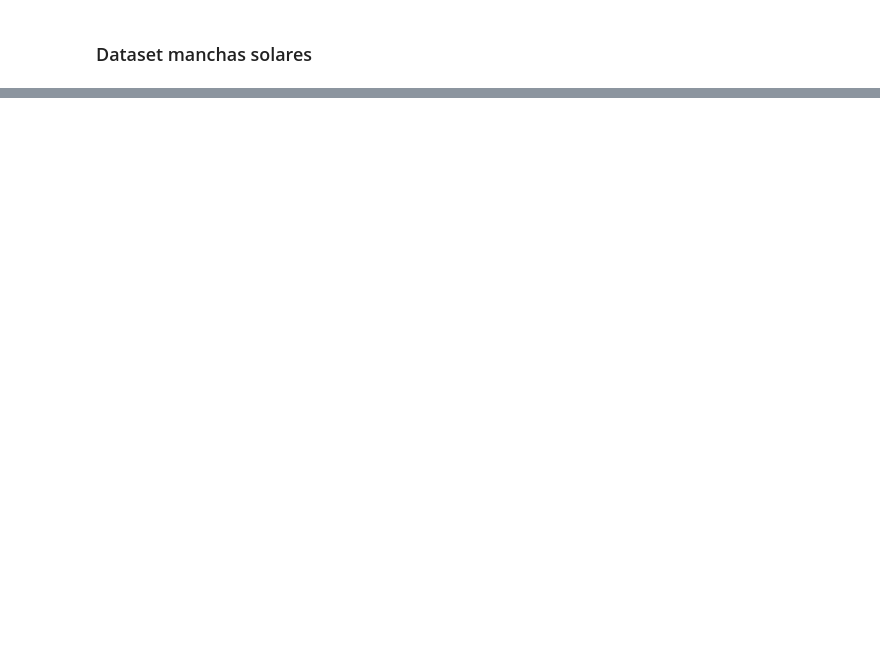
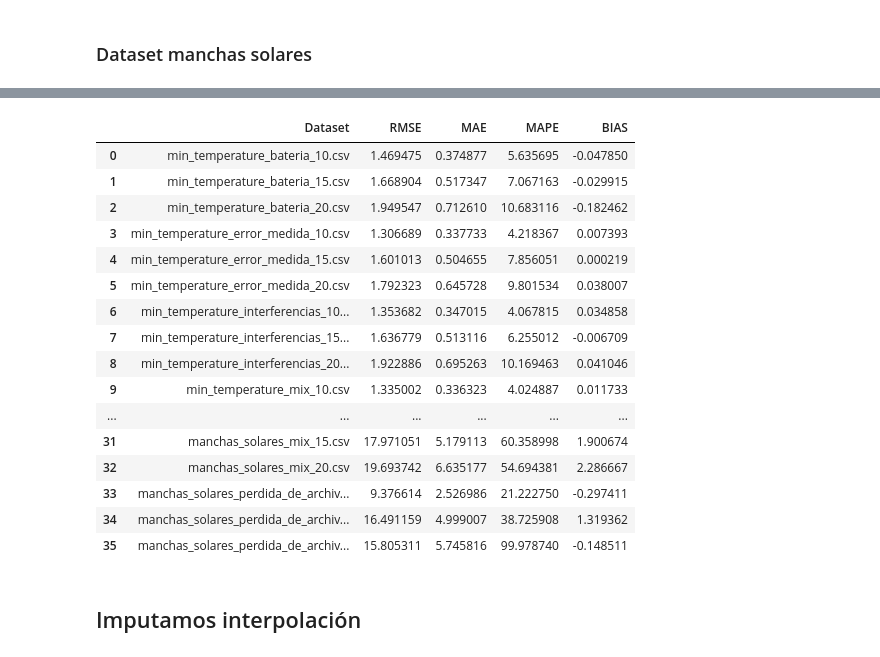
Before and after one commit to amangelluis/WorkspaceTFG, a Jupyter notebook: code/basic_imputation.ipynb, the cells around one changed output, grey strips where cells are left out. Saved outputs shown, nothing was run; the diff lists cells and outputs as text; code cells hidden in the pictures; blank space fills up the shorter version.

```diff
--- a/code/basic_imputation.ipynb
+++ b/code/basic_imputation.ipynb
@@ -184,0 +217,3 @@ El MAE imputando con la mediana el dataset manchas_solares_perdida_de_archivos_2
+# %%
+lista_datasets_temperatura = listar_datasets('..\miss_valued_data_temperatura')
+dataframe_temperatura_mediana = imputar_mediana(series_temperatura, "..\miss_valued_data_temperatura\\", lista_datasets_temperatura)
@@ -184,0 +222,3 @@ El MAE imputando con la mediana el dataset manchas_solares_perdida_de_archivos_2
+# %%
+lista_datasets_cardiovascular = listar_datasets('..\miss_valued_data_cardiovascular')
+dataframe_cardiovascular_mediana = imputar_mediana(series_cardiovascular, "..\miss_valued_data_cardiovascular\\", lista_datasets_cardiovascular)
@@ -184,0 +227,3 @@ El MAE imputando con la mediana el dataset manchas_solares_perdida_de_archivos_2
+# %%
+lista_datasets_sunspots = listar_datasets('..\miss_valued_data_manchas_solares')
+dataframe_manchas_solares_mediana = imputar_mediana(series_sunspots, "..\miss_valued_data_manchas_solares\\", lista_datasets_sunspots)
@@ -184,0 +232,24 @@ El MAE imputando con la mediana el dataset manchas_solares_perdida_de_archivos_2
+# %%
+dataframe_general_mediana = pd.concat([dataframe_temperatura_mediana, dataframe_cardiovascular_mediana, dataframe_manchas_solares_mediana], ignore_index=True)
+# %%
+dataframe_general_mediana
+# %% [output]
+|  | Dataset | RMSE | MAE | MAPE | BIAS |
+| 0 | min_temperature_bateria_10.csv | 1.469475 | 0.374877 | 5.635695 | -0.047850 |
+| 1 | min_temperature_bateria_15.csv | 1.668904 | 0.517347 | 7.067163 | -0.029915 |
+| 2 | min_temperature_bateria_20.csv | 1.949547 | 0.712610 | 10.683116 | -0.182462 |
+| 3 | min_temperature_error_medida_10.csv | 1.306689 | 0.337733 | 4.218367 | 0.007393 |
+| 4 | min_temperature_error_medida_15.csv | 1.601013 | 0.504655 | 7.856051 | 0.000219 |
+| 5 | min_temperature_error_medida_20.csv | 1.792323 | 0.645728 | 9.801534 | 0.038007 |
+| 6 | min_temperature_interferencias_10... | 1.353682 | 0.347015 | 4.067815 | 0.034858 |
+| 7 | min_temperature_interferencias_15... | 1.636779 | 0.513116 | 6.255012 | -0.006709 |
+| 8 | min_temperature_interferencias_20... | 1.922886 | 0.695263 | 10.169463 | 0.041046 |
+| 9 | min_temperature_mix_10.csv | 1.335002 | 0.336323 | 4.024887 | 0.011733 |
+| ... | ... | ... | ... | ... | ... |
+| 31 | manchas_solares_mix_15.csv | 17.971051 | 5.179113 | 60.358998 | 1.900674 |
+| 32 | manchas_solares_mix_20.csv | 19.693742 | 6.635177 | 54.694381 | 2.286667 |
+| 33 | manchas_solares_perdida_de_archiv... | 9.376614 | 2.526986 | 21.222750 | -0.297411 |
+| 34 | manchas_solares_perdida_de_archiv... | 16.491159 | 4.999007 | 38.725908 | 1.319362 |
+| 35 | manchas_solares_perdida_de_archiv... | 15.805311 | 5.745816 | 99.978740 | -0.148511 |
+# %% [markdown]
+## Imputamos interpolación
```
Also changed, not shown: parts of 20 cells of this notebook.
